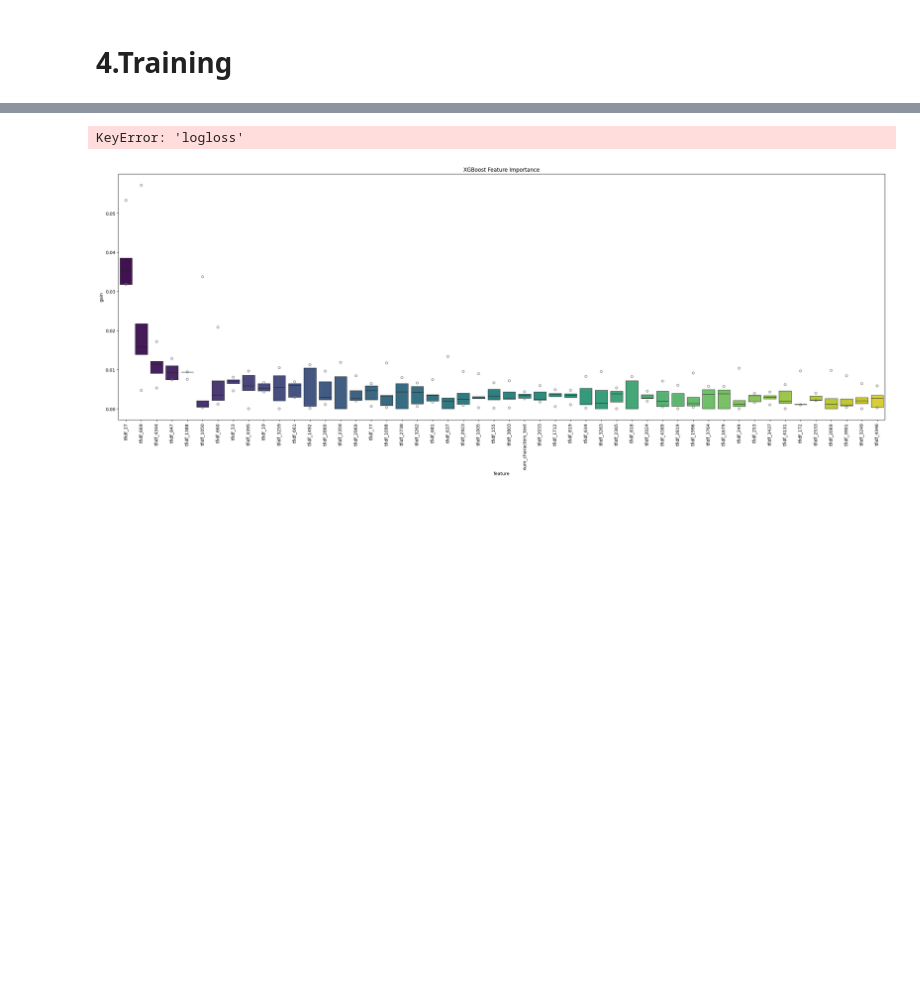
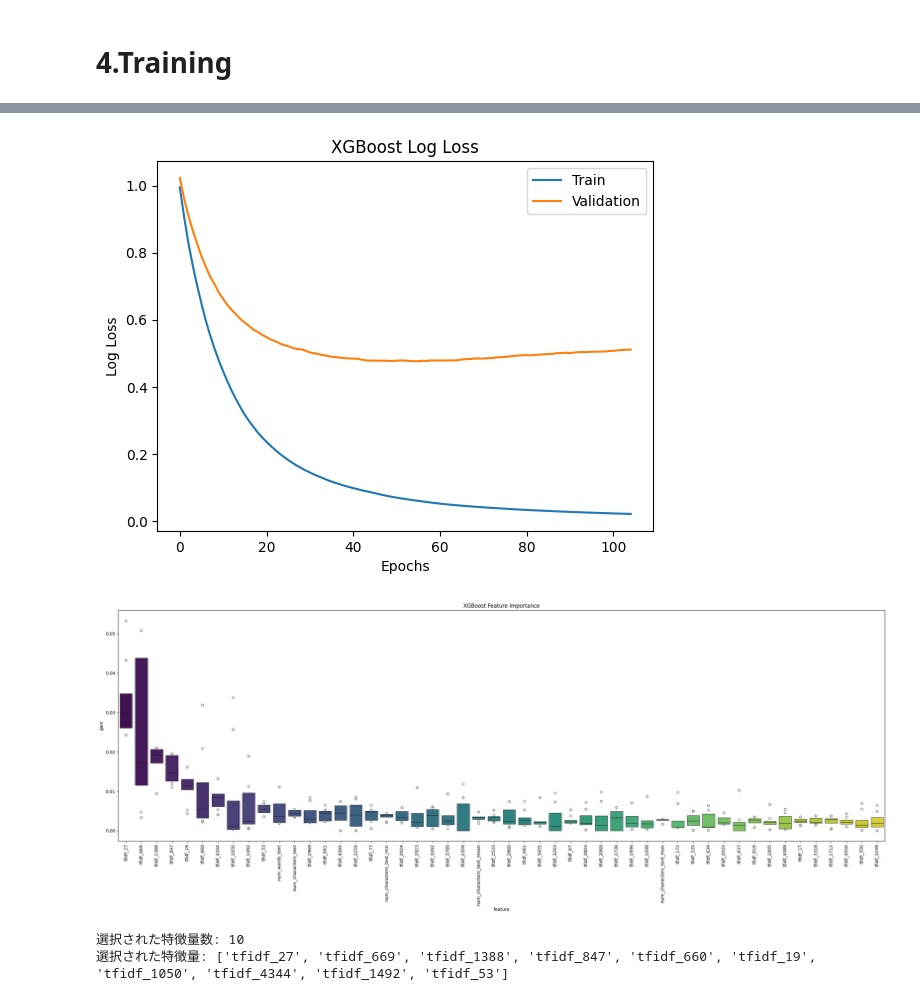
Before and after one commit to takumi19910112/google_colab, a Jupyter notebook: yama_3_xg_boost.ipynb, the cells around one changed output, grey strips where cells are left out. Drawn from its saved outputs; the diff is of its cells as text; code cells hidden in the pictures; blank space fills up the shorter version.

```diff
--- a/yama_3_xg_boost.ipynb
+++ b/yama_3_xg_boost.ipynb
@@ -480,21 +509,23 @@ CV Score: 0.78516
 # %%
 # 学習曲線のプロット
 results = model.evals_result()
-epochs = len(results['validation_0']['logloss'])
+epochs = len(results['validation_0']['mlogloss'])
 x_axis = range(0, epochs)
 
 fig, ax = plt.subplots()
-ax.plot(x_axis, results['validation_0']['logloss'], label='Train')
-ax.plot(x_axis, results['validation_1']['logloss'], label='Validation')
+ax.plot(x_axis, results['validation_0']['mlogloss'], label='Train')
+ax.plot(x_axis, results['validation_1']['mlogloss'], label='Validation')
 ax.legend()
 plt.xlabel('Epochs')
 plt.ylabel('Log Loss')
 plt.title('XGBoost Log Loss')
 plt.show()
 # %% [output]
-KeyError: 'logloss'
+[figure, added]
 # %%
 IMP_DF = pd.concat(imp_dfs, axis=0, ignore_index=True)
+# 特徴量の平均重要度を計算して上位を選択
+feature_importance = IMP_DF.groupby('feature').mean()[['gain']].sort_values('gain', ascending=False)
 order = IMP_DF.groupby('feature').sum()[['gain']].sort_values('gain', ascending=False).index[:50]
 plt.figure(figsize=(25, 10), tight_layout=True)
 sns.boxenplot(data=IMP_DF,x='feature', y='gain', order=order,  palette='viridis')
@@ -502,4 +533,19 @@ plt.xticks(rotation=90)
 plt.title(f"XGBoost Feature Importance")
 plt.show()
 # %% [output]
-[figure, old version]
+[figure, new version]
+# %%
+# 重要な特徴量のみを選択
+# 方法1: 上位N個の特徴量を選択
+N = 10  # 例：上位10個
+selected_features = feature_importance.index[:N].tolist()
+
+# または方法2: 閾値以上の特徴量を選択
+# threshold = 0.005  # 例：重要度0.5%以上
+# selected_features = feature_importance[feature_importance['gain'] >= threshold].index.tolist()
+
+print(f"選択された特徴量数: {len(selected_features)}")
+print(f"選択された特徴量: {selected_features}")
+# %% [output]
+選択された特徴量数: 10
+選択された特徴量: ['tfidf_27', 'tfidf_669', 'tfidf_1388', 'tfidf_847', 'tfidf_660', 'tfidf_19', 'tfidf_1050', 'tfidf_4344', 'tfidf_1492', 'tfidf_53']
```
Also changed, not shown: parts of 8 cells of this notebook.
